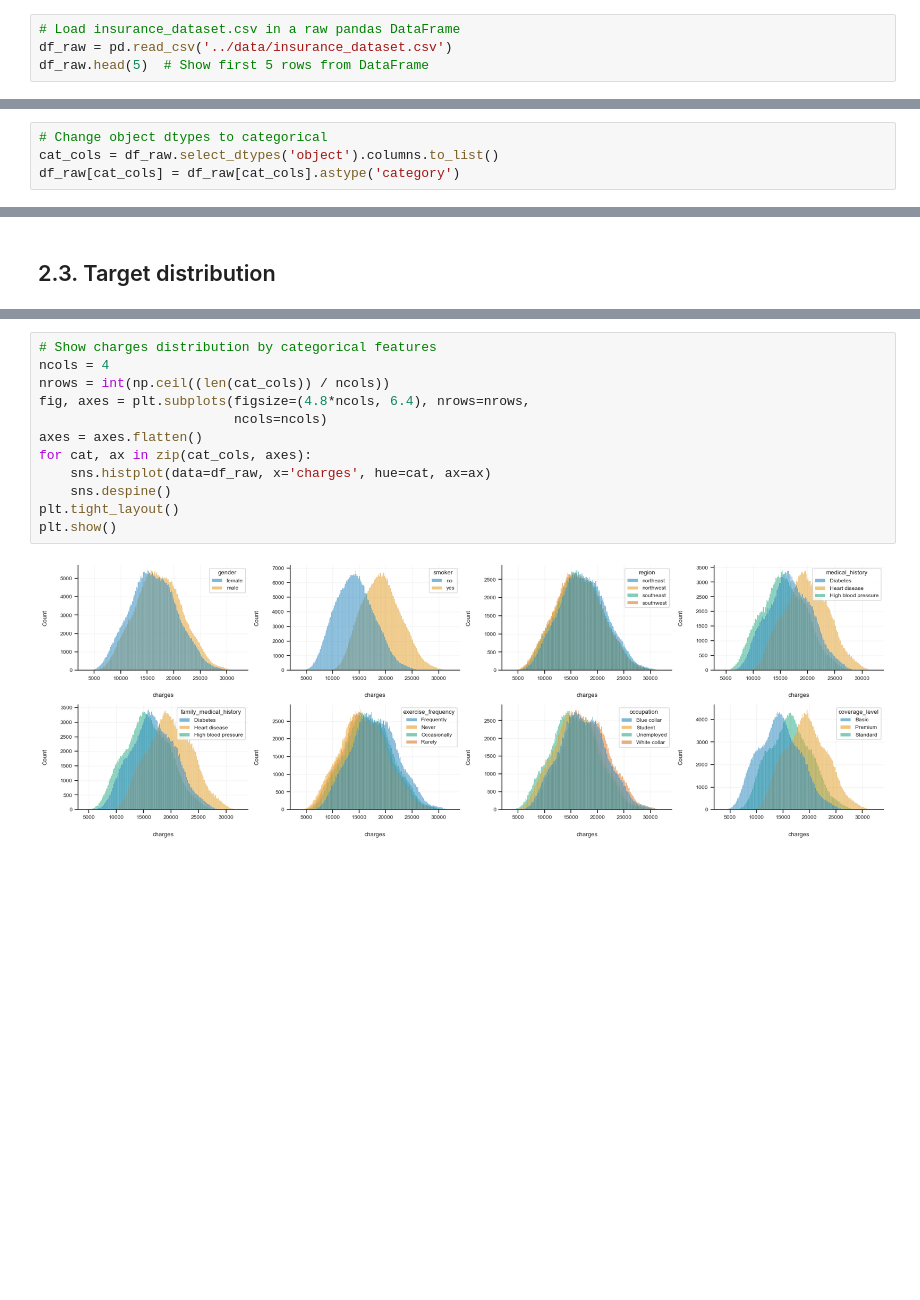
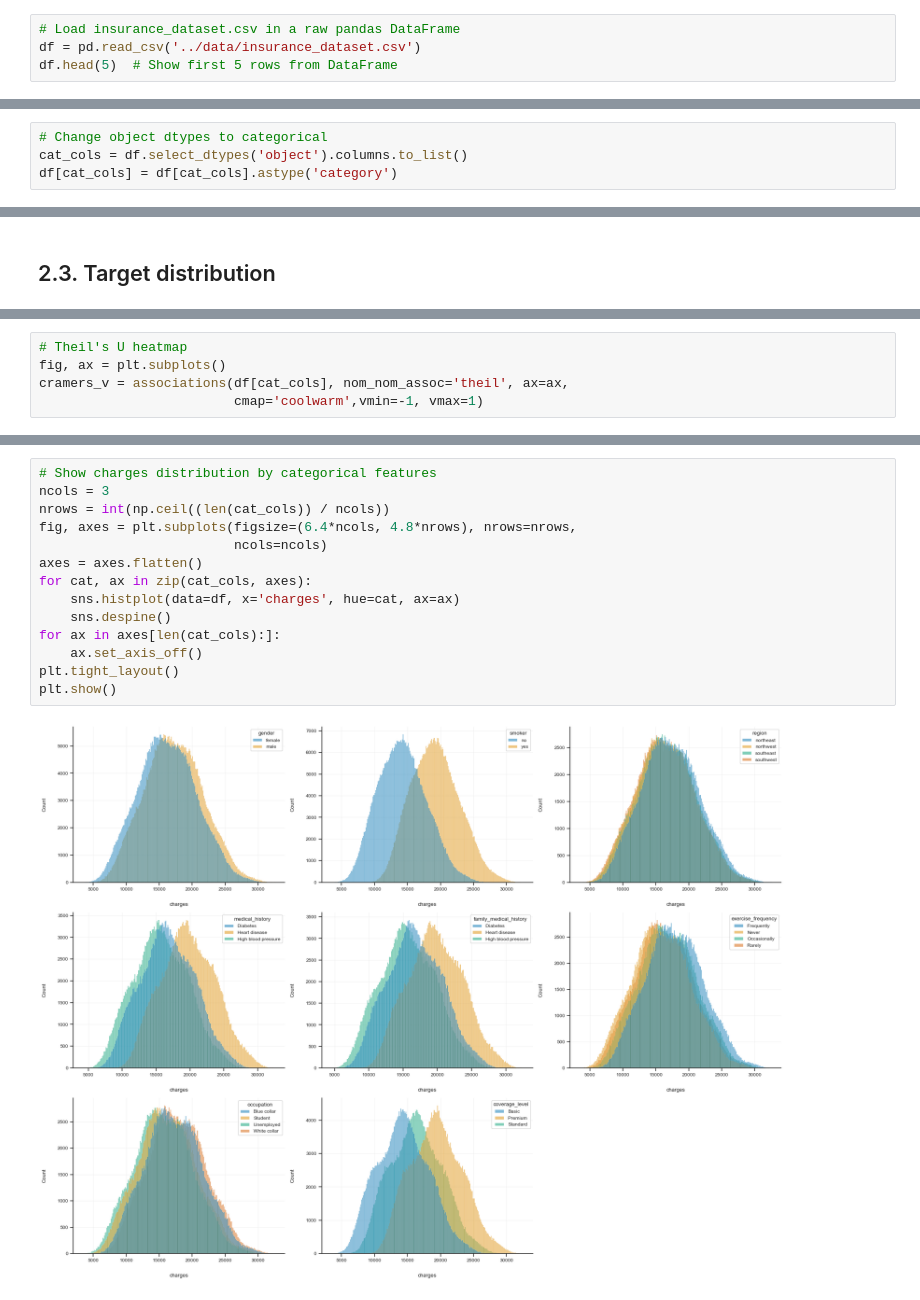
Before and after one commit to guipradow/insurance, a Jupyter notebook: notebooks/insurance_eda.ipynb, the cells around one changed output, grey strips where cells are left out. Cells and saved outputs as stored; diff of their text form; blank space fills up the shorter version.

Commit message:
mutual information, todo: data treatment

```diff
--- a/notebooks/insurance_eda.ipynb
+++ b/notebooks/insurance_eda.ipynb
@@ -33,8 +40,8 @@ kaggle.api.dataset_download_files(dataset, path='../data', unzip=True)
 Dataset URL: https://www.kaggle.com/datasets/sridharstreaks/insurance-data-for-machine-learning
 # %%
 # Load insurance_dataset.csv in a raw pandas DataFrame
-df_raw = pd.read_csv('../data/insurance_dataset.csv')
-df_raw.head(5)  # Show first 5 rows from DataFrame
+df = pd.read_csv('../data/insurance_dataset.csv')
+df.head(5)  # Show first 5 rows from DataFrame
 # %% [output]
 |  | age | gender | bmi | children | smoker | region | medical_history | family_medical_history | ... |
 | 0 | 46 | male | 21.45 | 5 | yes | southeast | Diabetes | NaN | ... |
@@ -71,7 +78,7 @@ dtypes: float64(2), int64(2), object(8)
 memory usage: 512.0 MB
 # %%
 # Change object dtypes to categorical
-cat_cols = df_raw.select_dtypes('object').columns.to_list()
-df_raw[cat_cols] = df_raw[cat_cols].astype('category')
+cat_cols = df.select_dtypes('object').columns.to_list()
+df[cat_cols] = df[cat_cols].astype('category')
 # %%
 # Show dataset after change object to category, including memory_usage
@@ -149,0 +215,5 @@ sns.despine();
+# %%
+# Theil's U heatmap
+fig, ax = plt.subplots()
+cramers_v = associations(df[cat_cols], nom_nom_assoc='theil', ax=ax,
+                         cmap='coolwarm',vmin=-1, vmax=1)
@@ -150,14 +244,16 @@ sns.despine();
 # %%
 # Show charges distribution by categorical features
-ncols = 4
+ncols = 3
 nrows = int(np.ceil((len(cat_cols)) / ncols))
-fig, axes = plt.subplots(figsize=(4.8*ncols, 6.4), nrows=nrows,
+fig, axes = plt.subplots(figsize=(6.4*ncols, 4.8*nrows), nrows=nrows,
                          ncols=ncols)
 axes = axes.flatten()
 for cat, ax in zip(cat_cols, axes):
-    sns.histplot(data=df_raw, x='charges', hue=cat, ax=ax)
+    sns.histplot(data=df, x='charges', hue=cat, ax=ax)
     sns.despine()
+for ax in axes[len(cat_cols):]:
+    ax.set_axis_off()
 plt.tight_layout()
 plt.show()
 # %% [output]
-[figure, old version]
+[figure, new version]
```
Also changed, not shown: parts of 27 cells of this notebook.
